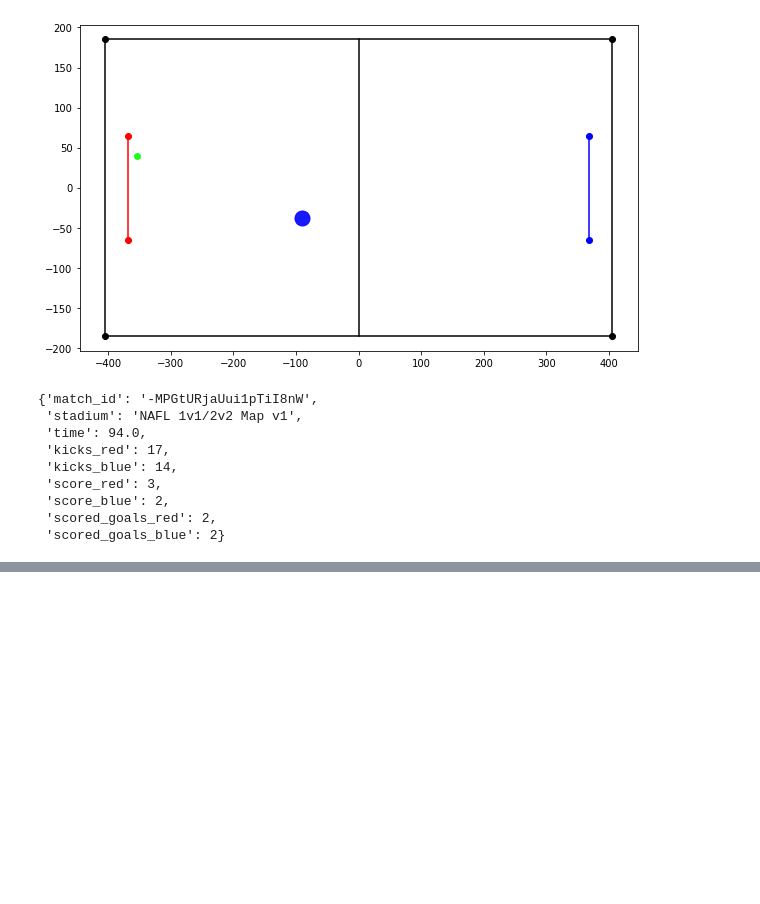
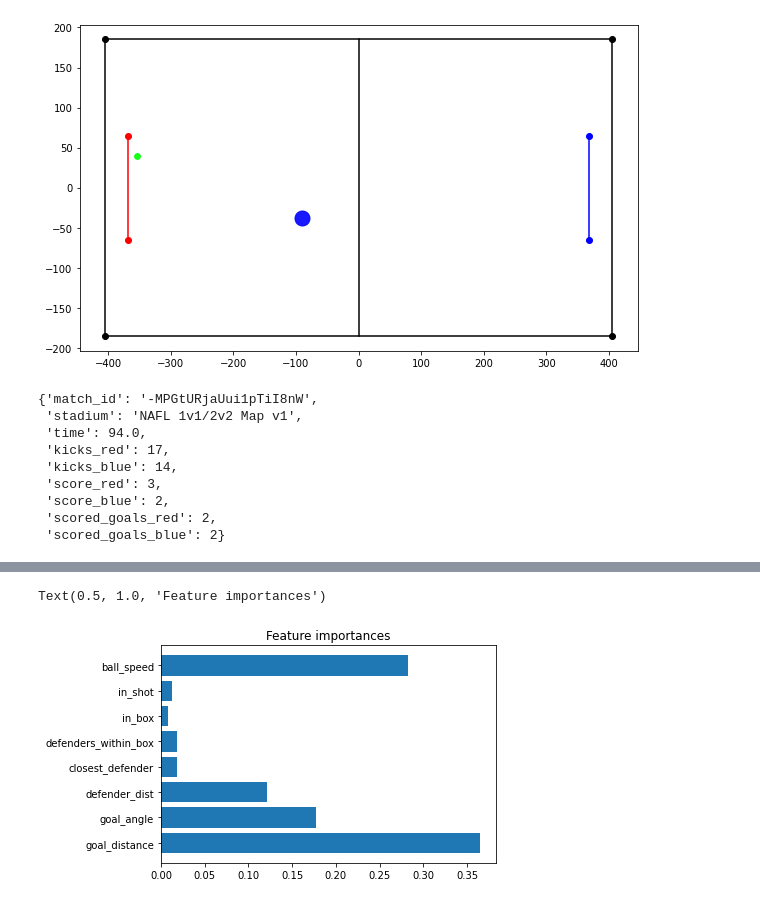
Before and after one commit to vingkan/haxml, a Jupyter notebook: notebooks/visualizations.ipynb, the cells around one changed output, grey strips where cells are left out. Saved outputs shown, nothing was run; the diff lists cells and outputs as text; code cells hidden in the pictures; blank space fills up the shorter version.

```diff
--- a/notebooks/visualizations.ipynb
+++ b/notebooks/visualizations.ipynb
@@ -107,0 +150,6 @@ metadata[45]
+# %%
+plt.barh(features, clf.feature_importances_)
+plt.title("Feature importances")
+# %% [output]
+Text(0.5, 1.0, 'Feature importances')
+[figure, added]
```
Also changed, not shown: parts of 6 cells of this notebook, 5 other files.
